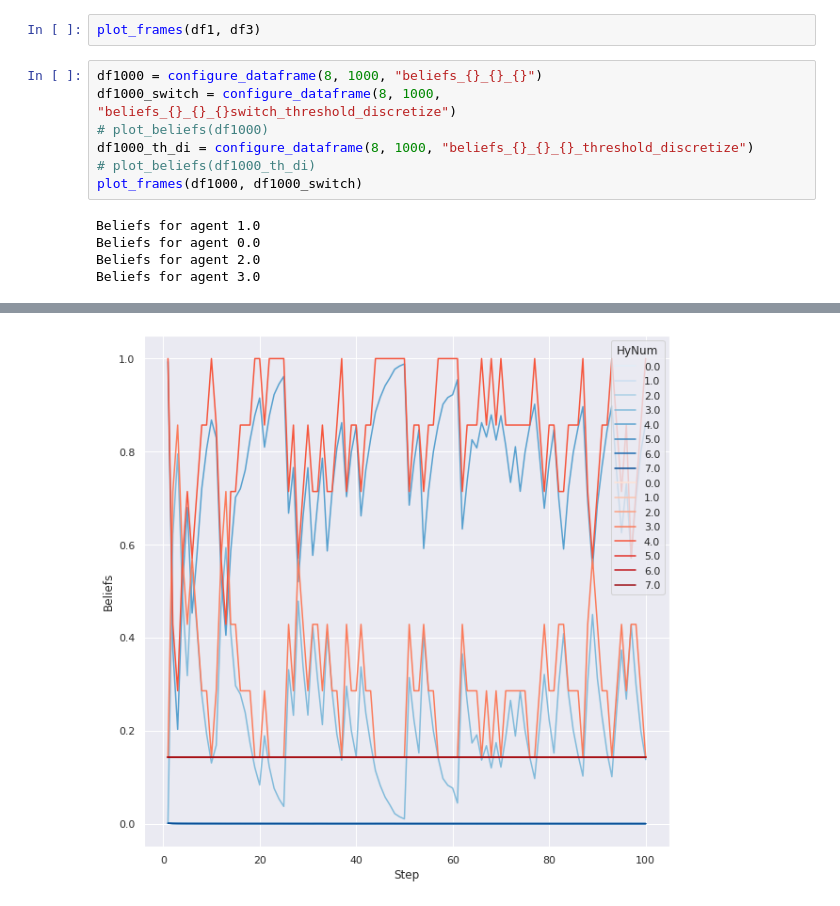
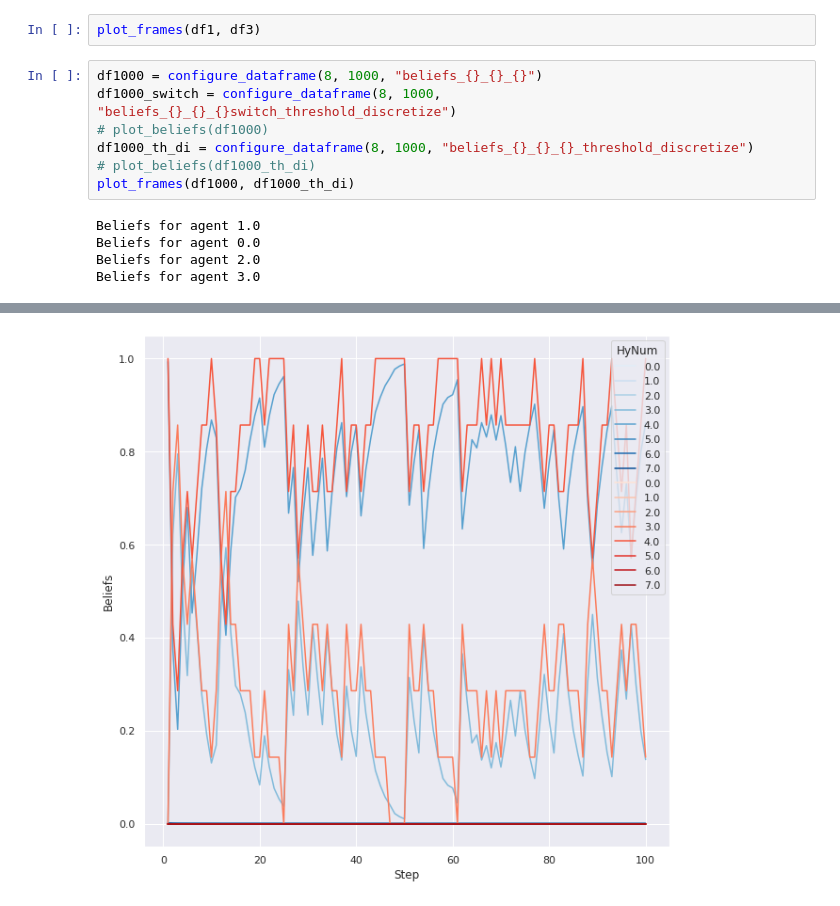
Before and after one commit to eeshakumar/hythe, a Jupyter notebook: notebooks/plot_beliefs.ipynb, the cells around one changed output, grey strips where cells are left out. Cells and saved outputs as stored; diff of their text form.

Commit message:
Evaluation and beliefs plots data

```diff
--- a/notebooks/plot_beliefs.ipynb
+++ b/notebooks/plot_beliefs.ipynb
@@ -68,7 +69,7 @@ df1000_switch = configure_dataframe(8, 1000, "beliefs_{}_{}_{}switch_threshold_d
 # plot_beliefs(df1000)
 df1000_th_di = configure_dataframe(8, 1000, "beliefs_{}_{}_{}_threshold_discretize")
 # plot_beliefs(df1000_th_di)
-plot_frames(df1000, df1000_switch)
+plot_frames(df1000, df1000_th_di)
 # %% [output]
 Beliefs for agent 1.0
 Beliefs for agent 0.0
@@ -79 +80 @@ Beliefs for agent 3.0
-[figure, old version]
+[figure, new version]
```
Also changed, not shown: parts of 3 cells of this notebook, 12 other files.
